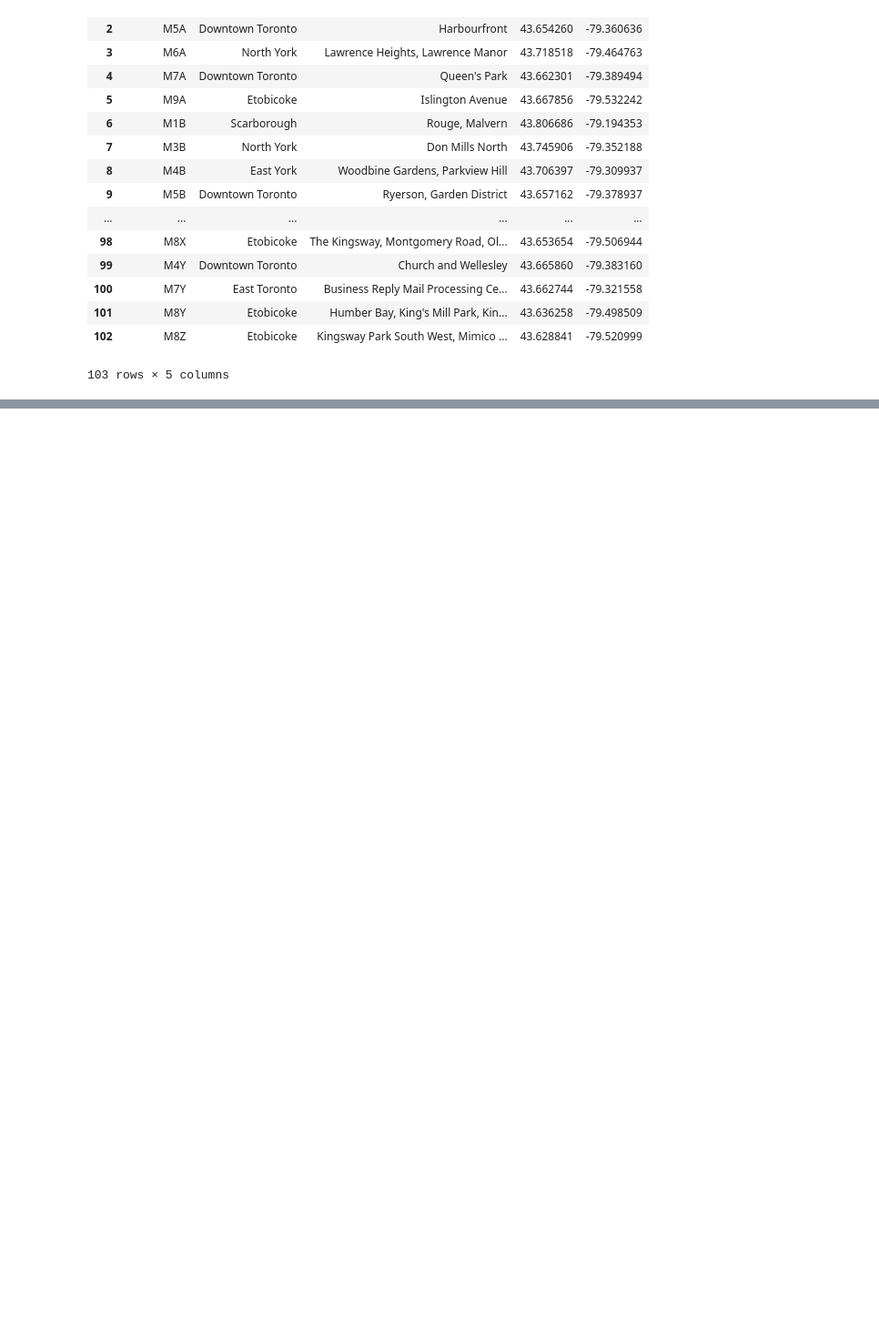
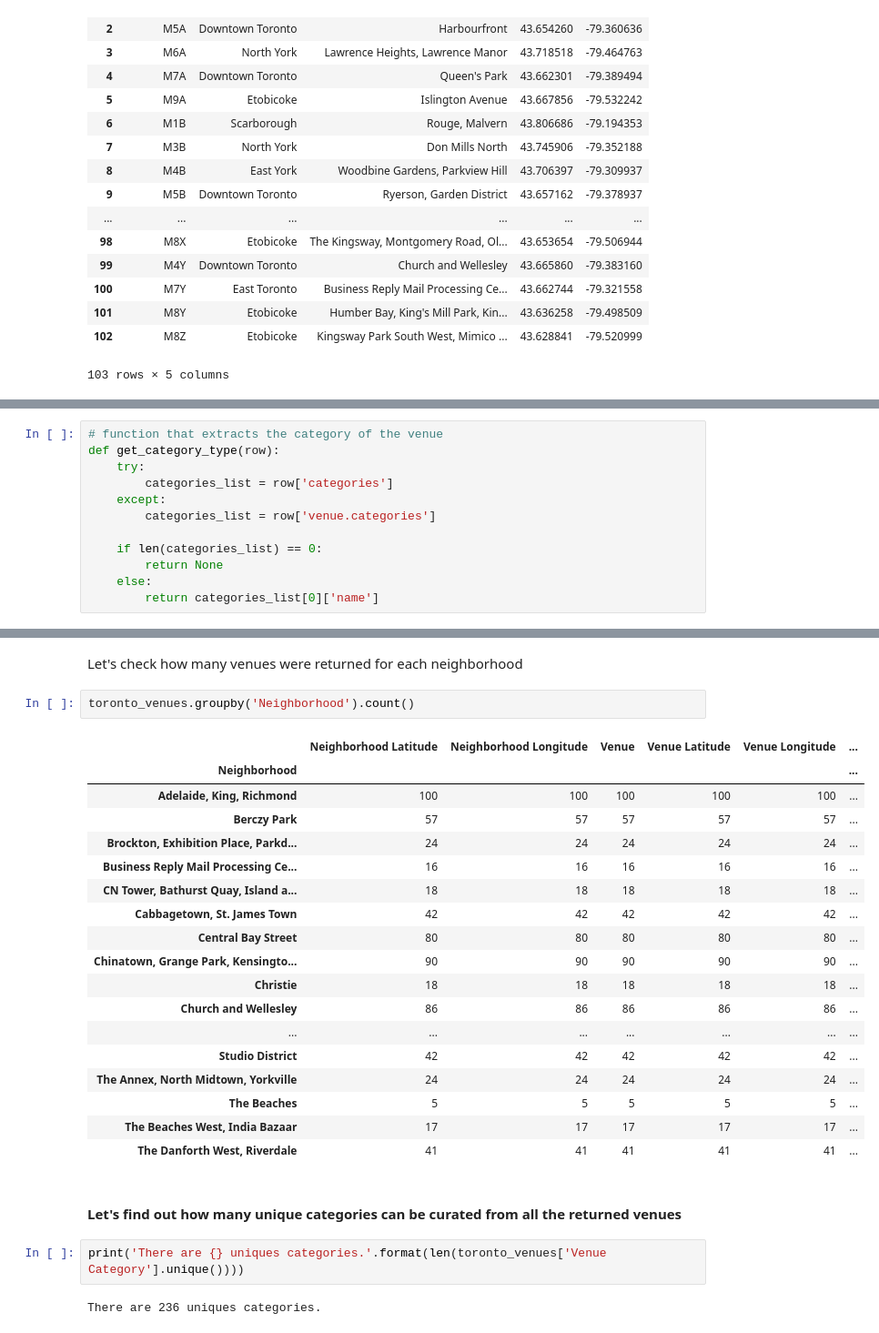
Before and after one commit to dhamayanthi-ds/coursera-capstone-project, a Jupyter notebook: Segmenting and Clustering neighbourhood in Toronto.ipynb, the cells around one changed output, grey strips where cells are left out. Shown: that part at 91% size. Cells and saved outputs as stored; diff of their text form; blank space fills up the shorter version.

```diff
--- a/Segmenting and Clustering neighbourhood in Toronto.ipynb
+++ b/Segmenting and Clustering neighbourhood in Toronto.ipynb
@@ -316,0 +485,12 @@ dfinal
+# %%
+# function that extracts the category of the venue
+def get_category_type(row):
+    try:
+        categories_list = row['categories']
+    except:
+        categories_list = row['venue.categories']
+
+    if len(categories_list) == 0:
+        return None
+    else:
+        return categories_list[0]['name']
@@ -316,0 +630,29 @@ dfinal
+# %% [markdown]
+Let's check how many venues were returned for each neighborhood
+# %%
+toronto_venues.groupby('Neighborhood').count()
+# %% [output]
+|  | Neighborhood Latitude | Neighborhood Longitude | Venue | Venue Latitude | Venue Longitude | ... |
+| Neighborhood |  |  |  |  |  | ... |
+| Adelaide, King, Richmond | 100 | 100 | 100 | 100 | 100 | ... |
+| Berczy Park | 57 | 57 | 57 | 57 | 57 | ... |
+| Brockton, Exhibition Place, Parkd... | 24 | 24 | 24 | 24 | 24 | ... |
+| Business Reply Mail Processing Ce... | 16 | 16 | 16 | 16 | 16 | ... |
+| CN Tower, Bathurst Quay, Island a... | 18 | 18 | 18 | 18 | 18 | ... |
+| Cabbagetown, St. James Town | 42 | 42 | 42 | 42 | 42 | ... |
+| Central Bay Street | 80 | 80 | 80 | 80 | 80 | ... |
+| Chinatown, Grange Park, Kensingto... | 90 | 90 | 90 | 90 | 90 | ... |
+| Christie | 18 | 18 | 18 | 18 | 18 | ... |
+| Church and Wellesley | 86 | 86 | 86 | 86 | 86 | ... |
+| ... | ... | ... | ... | ... | ... | ... |
+| Studio District | 42 | 42 | 42 | 42 | 42 | ... |
+| The Annex, North Midtown, Yorkville | 24 | 24 | 24 | 24 | 24 | ... |
+| The Beaches | 5 | 5 | 5 | 5 | 5 | ... |
+| The Beaches West, India Bazaar | 17 | 17 | 17 | 17 | 17 | ... |
+| The Danforth West, Riverdale | 41 | 41 | 41 | 41 | 41 | ... |
+# %% [markdown]
+#### Let's find out how many unique categories can be curated from all the returned venues
+# %%
+print('There are {} uniques categories.'.format(len(toronto_venues['Venue Category'].unique())))
+# %% [output]
+There are 236 uniques categories.
```
Also changed, not shown: parts of 74 cells of this notebook.
